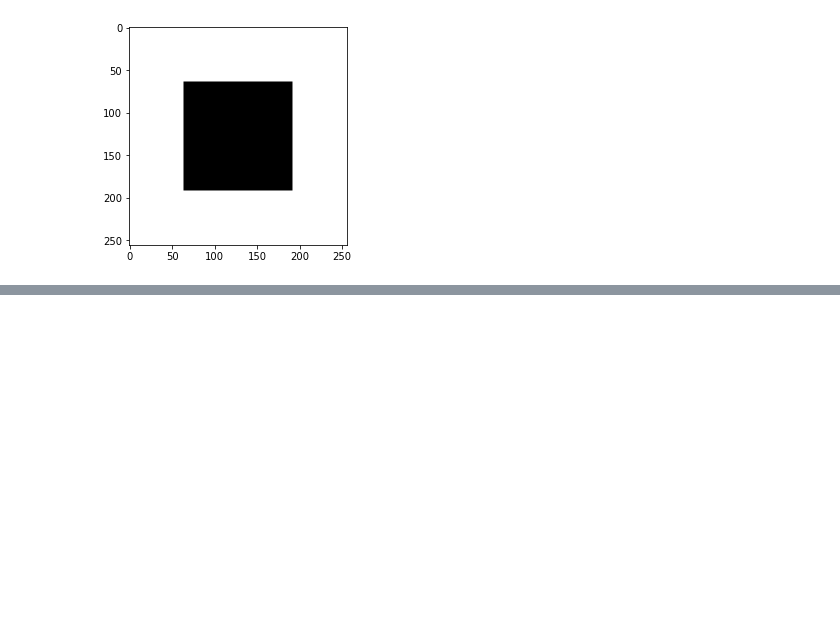
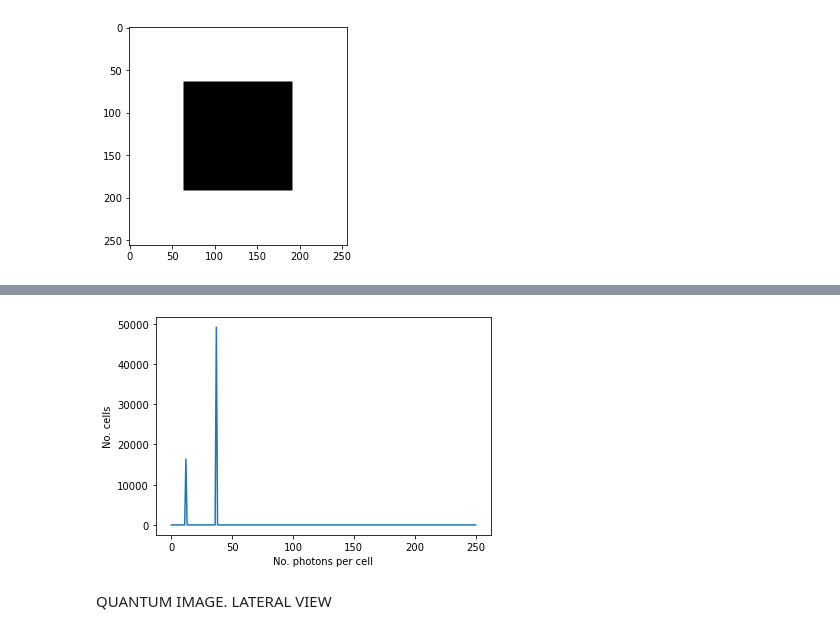
Before and after one commit to PAGF188/IBMA_Ejercicios, a Jupyter notebook: Ejercicio5/ejercicio5.ipynb, the cells around one changed output, grey strips where cells are left out. Cells and saved outputs as stored; diff of their text form; code cells hidden in the pictures; blank space fills up the shorter version.

```diff
--- a/Ejercicio5/ejercicio5.ipynb
+++ b/Ejercicio5/ejercicio5.ipynb
@@ -58,0 +94,6 @@ plt.show()
+# %%
+plotDistribution(nCP, 'No. photons per cell', 'No. cells')
+# %% [output]
+[figure, added]
+# %% [markdown]
+QUANTUM IMAGE. LATERAL VIEW
```
Also changed, not shown: parts of 16 cells of this notebook, 1 other file.
